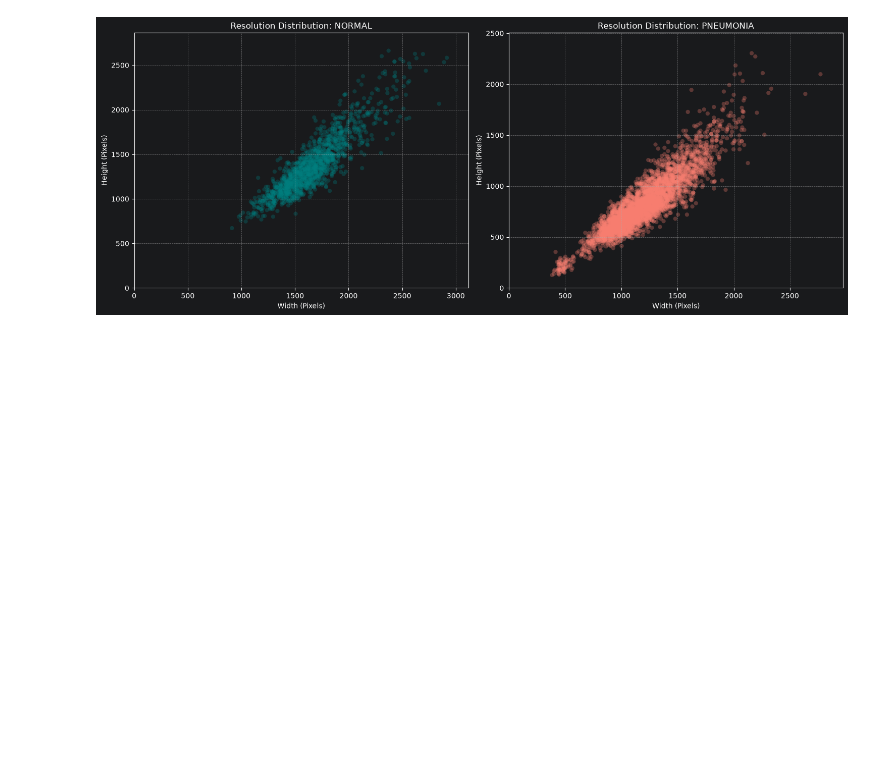
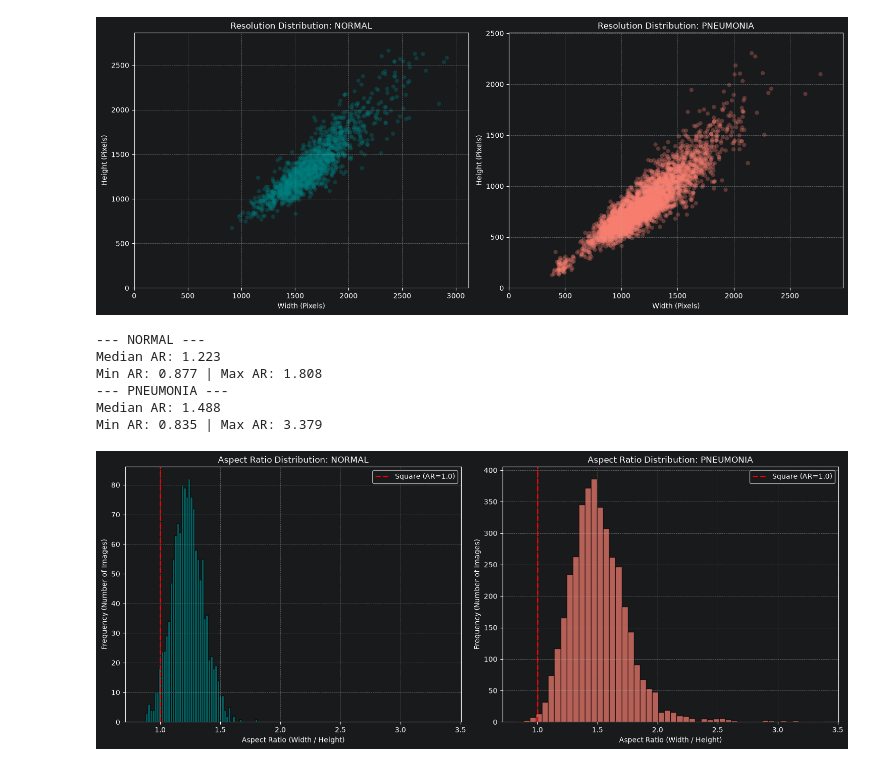
Before and after one commit to Amiroooo0/XRay-PneumoNet, a Jupyter notebook: xrayDetection.ipynb, the cells around one changed output. Cells and saved outputs as stored; diff of their text form; code cells hidden in the pictures; blank space fills up the shorter version.

Commit message:
aspect ratio distribution

```diff
--- a/xrayDetection.ipynb
+++ b/xrayDetection.ipynb
@@ -73,3 +73,50 @@ plt.tight_layout()
 plt.show()
 # %% [output]
 [figure]
+# %%
+import os
+import cv2
+import numpy as np
+import matplotlib.pyplot as plt
+
+base_dir = "/home/shahriyar/projects/chestXrayImage/chest_xray_kaggle-main/train"
+categories = ['NORMAL', 'PNEUMONIA']
+colors = ['teal', 'salmon']
+
+fig, axes = plt.subplots(1, 2, figsize=(15, 6), sharex=True)
+
+for i, category in enumerate(categories):
+    path = os.path.join(base_dir, category)
+    aspect_ratios = []
+
+    for img_name in os.listdir(path):
+        img = cv2.imread(os.path.join(path, img_name))
+        if img is not None:
+            h, w = img.shape[:2]
+            ar = w / h
+            aspect_ratios.append(ar)
+
+    axes[i].hist(aspect_ratios, bins=50, color=colors[i], alpha=0.7, edgecolor='black')
+    axes[i].set_title(f"Aspect Ratio Distribution: {category}")
+    axes[i].set_xlabel("Aspect Ratio (Width / Height)")
+    axes[i].set_ylabel("Frequency (Number of Images)")
+
+    axes[i].axvline(x=1.0, color='red', linestyle='--', linewidth=2, label='Square (AR=1.0)')
+
+    print(f"--- {category} ---")
+    print(f"Median AR: {np.median(aspect_ratios):.3f}")
+    print(f"Min AR: {np.min(aspect_ratios):.3f} | Max AR: {np.max(aspect_ratios):.3f}")
+
+    axes[i].legend()
+    axes[i].grid(True, linestyle='--', alpha=0.6)
+
+plt.tight_layout()
+plt.show()
+# %% [output]
+--- NORMAL ---
+Median AR: 1.223
+Min AR: 0.877 | Max AR: 1.808
+--- PNEUMONIA ---
+Median AR: 1.488
+Min AR: 0.835 | Max AR: 3.379
+[figure, added]
```
